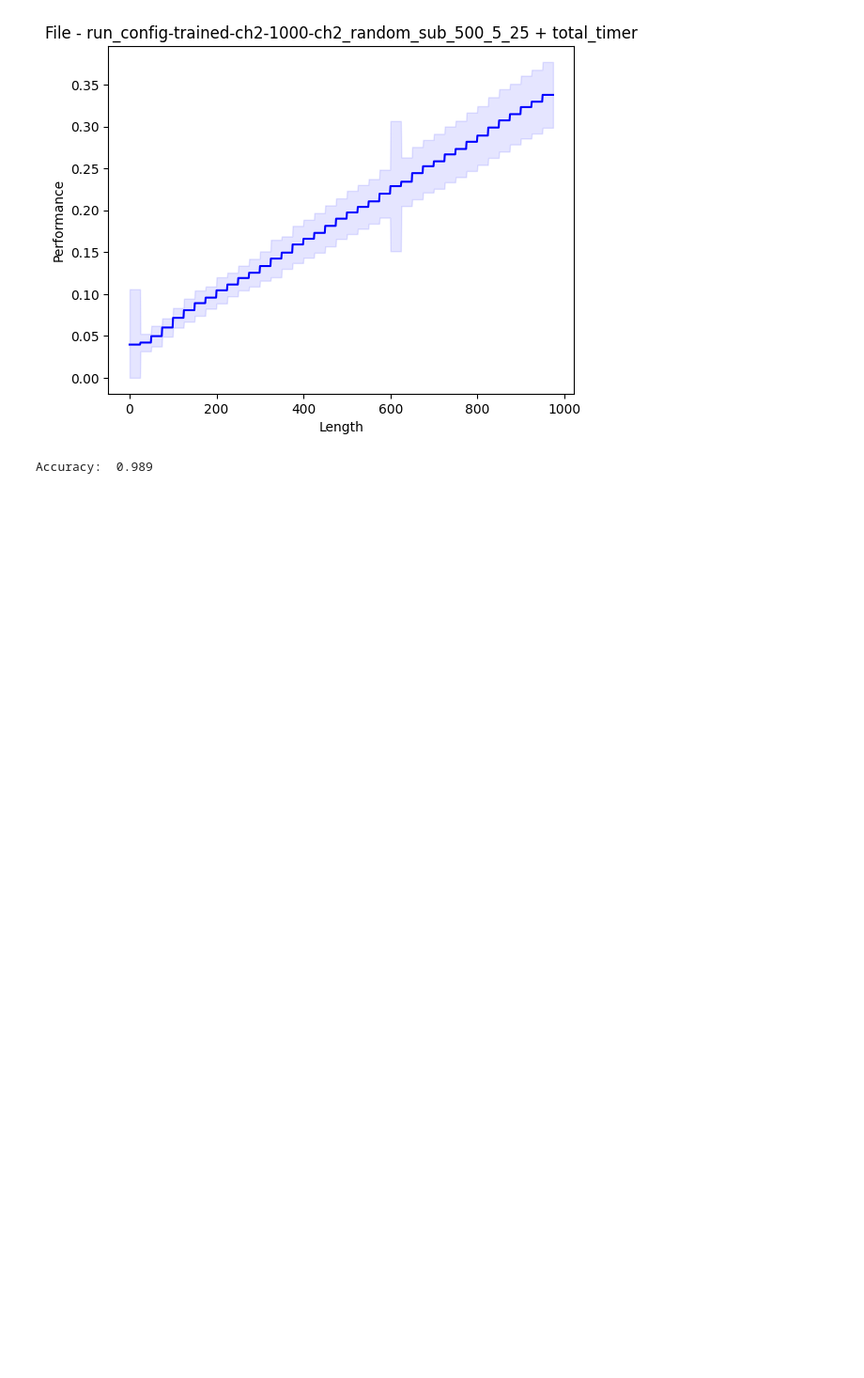
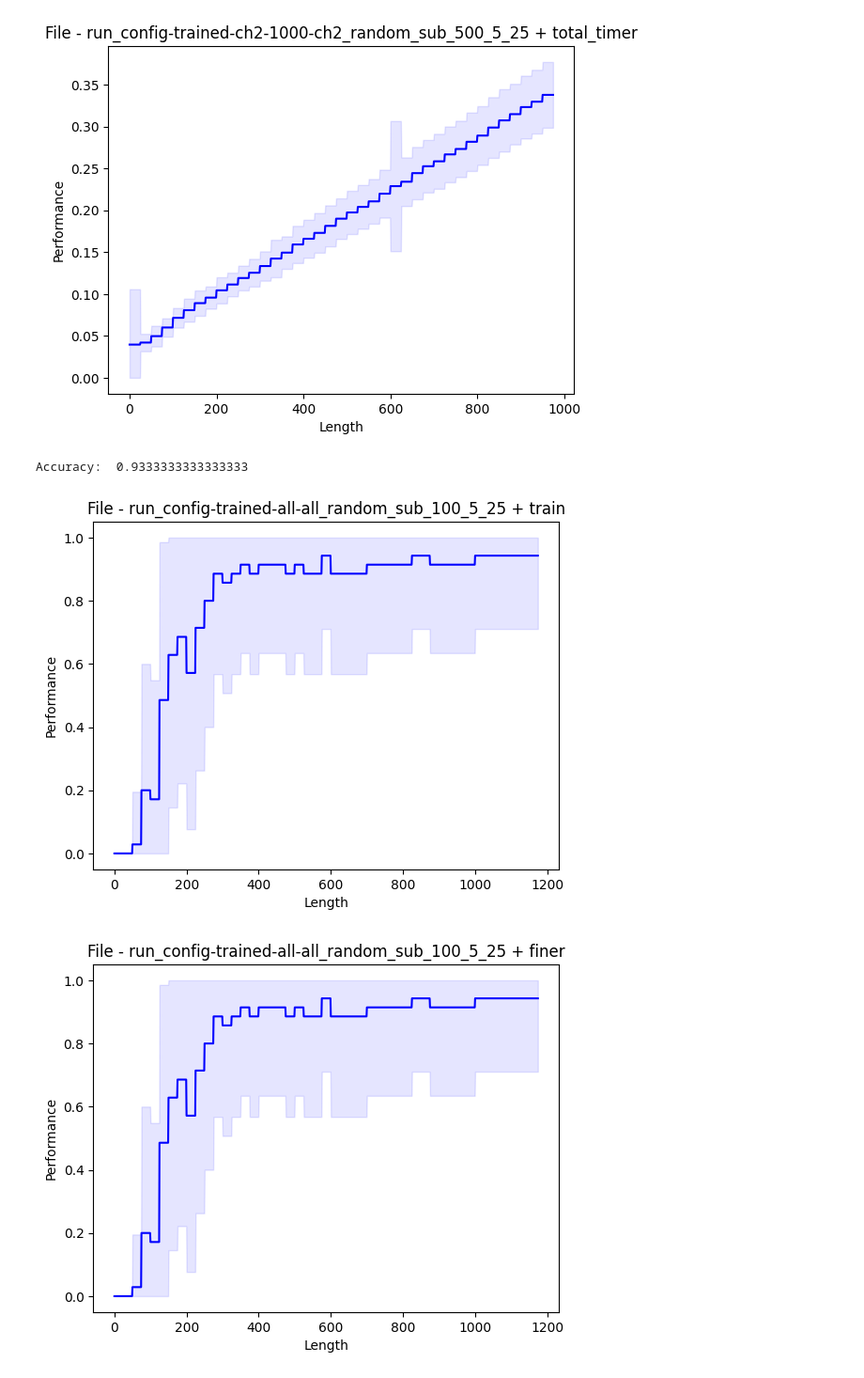
Before and after one commit to KennethEnevoldsen/dna2vec, a Jupyter notebook: evaluate/test_permutes.ipynb, the cells around one changed output. Shown: that part at 94% size. Cells and saved outputs as stored; diff of their text form; code cells hidden in the pictures; blank space fills up the shorter version.

```diff
--- a/evaluate/test_permutes.ipynb
+++ b/evaluate/test_permutes.ipynb
@@ -41,7 +41,12 @@ plot_stability("run_config-trained-ch2-1000-ch2_random_sub_500_5_25")
 [figure]
 [figure]
 # %%
-responses = np.load(f"test_cache/permute/run_config-trained-ch2-1000-ch2_random_sub_500_5_25.npz")
-print("Accuracy: ", np.sum(responses["finer"][:, 750:900])/(150*responses["finer"].shape[0]))
+responses = np.load(f"/home/pholur/dna2vec/evaluate/test_cache/permute/run_config-trained-all-all_random_sub_100_50_25.npz")
+print("Accuracy: ", np.sum(responses["finer"][:, 800:1000])/(200*responses["finer"].shape[0]))
 # %% [output]
-Accuracy:  0.989
+Accuracy:  0.9333333333333333
+# %%
+plot_stability("run_config-trained-all-all_random_sub_100_5_25")
+# %% [output]
+[figure, added]
+[figure, added]
```
Also changed, not shown: parts of 2 cells of this notebook, 8 other files.
